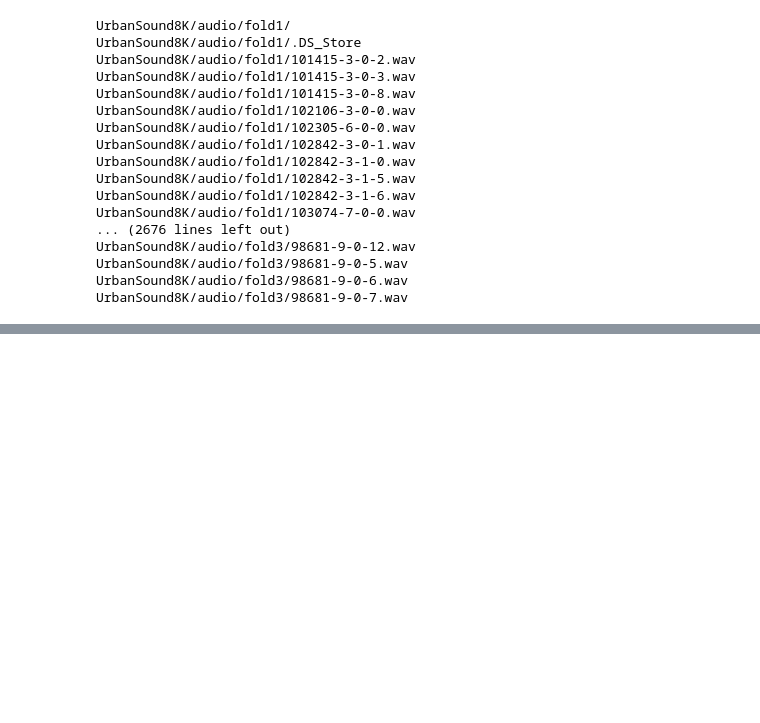
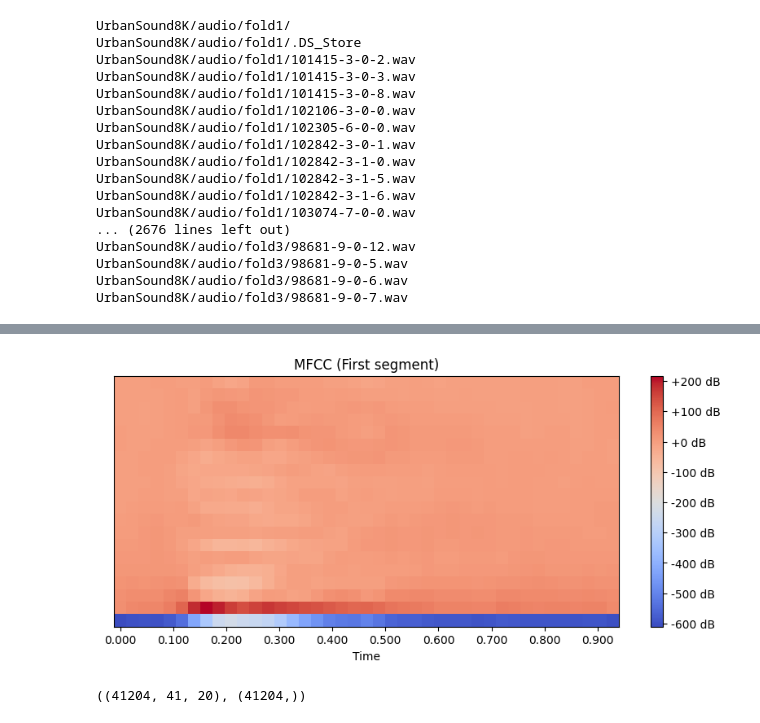
Before and after one commit to copy-del/my-repo, a Jupyter notebook: NLP/ex06_ 도시 소음 분류 LSTM.ipynb, the cells around one changed output, grey strips where cells are left out. Cells and saved outputs as stored; diff of their text form; code cells hidden in the pictures; blank space fills up the shorter version.

```diff
--- a/NLP/ex06_ 도시 소음 분류 LSTM.ipynb
+++ b/NLP/ex06_ 도시 소음 분류 LSTM.ipynb
@@ -56,0 +97,30 @@ import librosa # 음악 또는 오디오 처리를 위한 라이브러리
+# %%
+# 2. 하나의 오디오 파일에서 MFCC 특징 추출
+
+def extract_mfcc_segments(audio, sr, bands=20, frames=41):
+  # 윈도우 설정
+  window_size = 512*(frames - 1)
+  step_size = window_size // 2
+  mfcc_segments = []
+
+  # 오디오를 슬라이딩 윈도우로 자름
+  for start, end in generate_windows(len(audio), window_size, step_size):
+    segment = audio[start:end]
+
+    # MFCC 특징 추출
+    # sr : 샘플링레이트
+    # bands : MFCC 계수 개수 (기본 20), 한 프레임당 20개 숫자로 그 순간 주파수 특징 표현
+    mfcc = librosa.feature.mfcc(y=segment, sr=sr, n_mfcc=bands)
+    mfcc = mfcc.T # (time, bands) 전치
+
+    # 원하는 프레임 수만 유지
+    if mfcc.shape[0] == frames:  # 정확히 원하는 프레임 수 일 때
+      mfcc_segments.append(mfcc)
+
+    # if mfcc.shape[0] >= frames:
+    #   mfcc = mfcc[:frames]  # 41개보다 많으면 잘라서 사용
+    #   mfcc_segments.append(mfcc)
+
+  return np.array(mfcc_segments) # shape: (segments, frames, bands)
+
+# 하나의 소리(오디오)에서 짧은 구간 여러개 추출 후 각 구간에서 MFCC를 뽑아 (frames, bands)를 저장
@@ -56,0 +155,15 @@ import librosa # 음악 또는 오디오 처리를 위한 라이브러리
+# %%
+# 오디오 파일 가져오기 101415-3-0-2.wav
+audio, sr = librosa.load("./UrbanSound8K/audio/fold1/101415-3-0-2.wav")
+
+# MFCC 추출
+mfcc_segments = extract_mfcc_segments(audio, sr)
+
+# 시각화
+plt.figure(figsize=(10,4))
+librosa.display.specshow(mfcc_segments[0].T, sr=sr, x_axis='time')
+plt.colorbar(format="%+2.0f dB")
+plt.title("MFCC (First segment)")
+plt.show()
+# %% [output]
+[figure, added]
@@ -56,0 +217,4 @@ import librosa # 음악 또는 오디오 처리를 위한 라이브러리
+# %%
+x.shape, y.shape
+# %% [output]
+((41204, 41, 20), (41204,))
```
Also changed, not shown: parts of 11 cells of this notebook.
